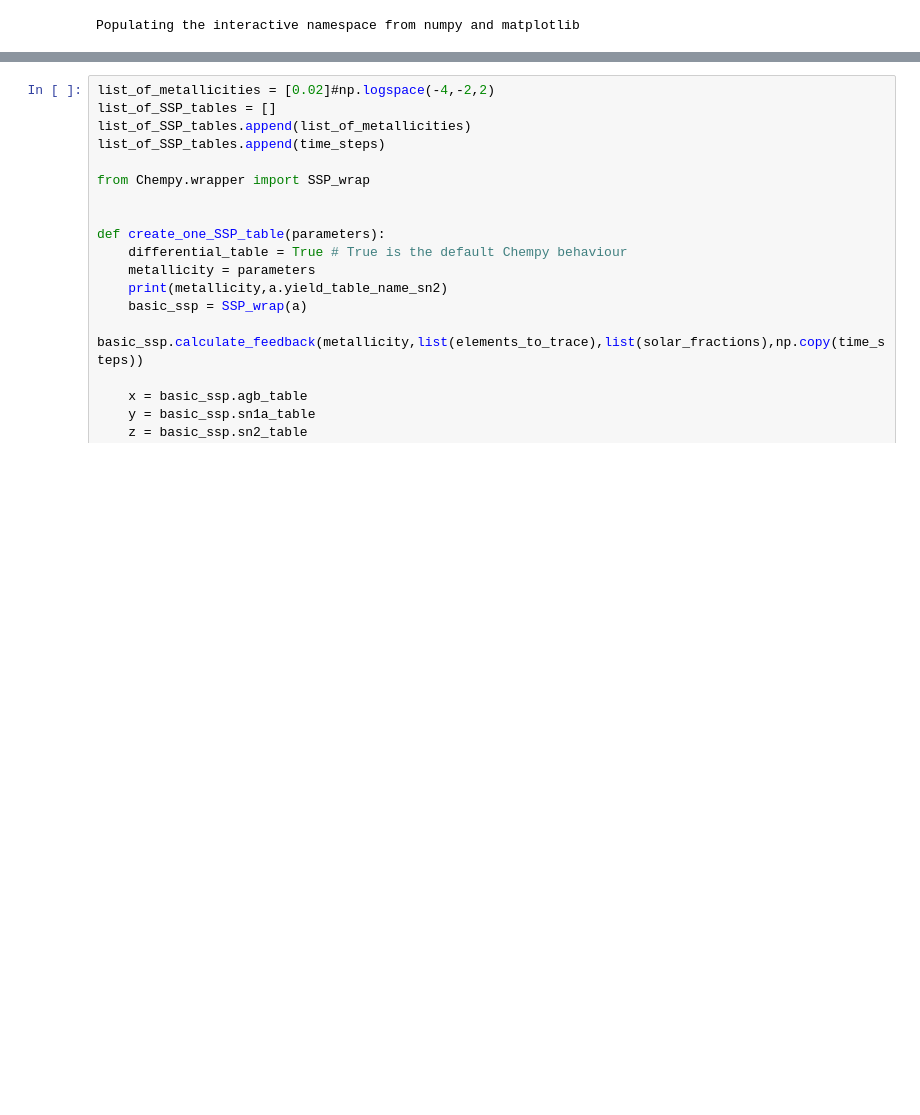
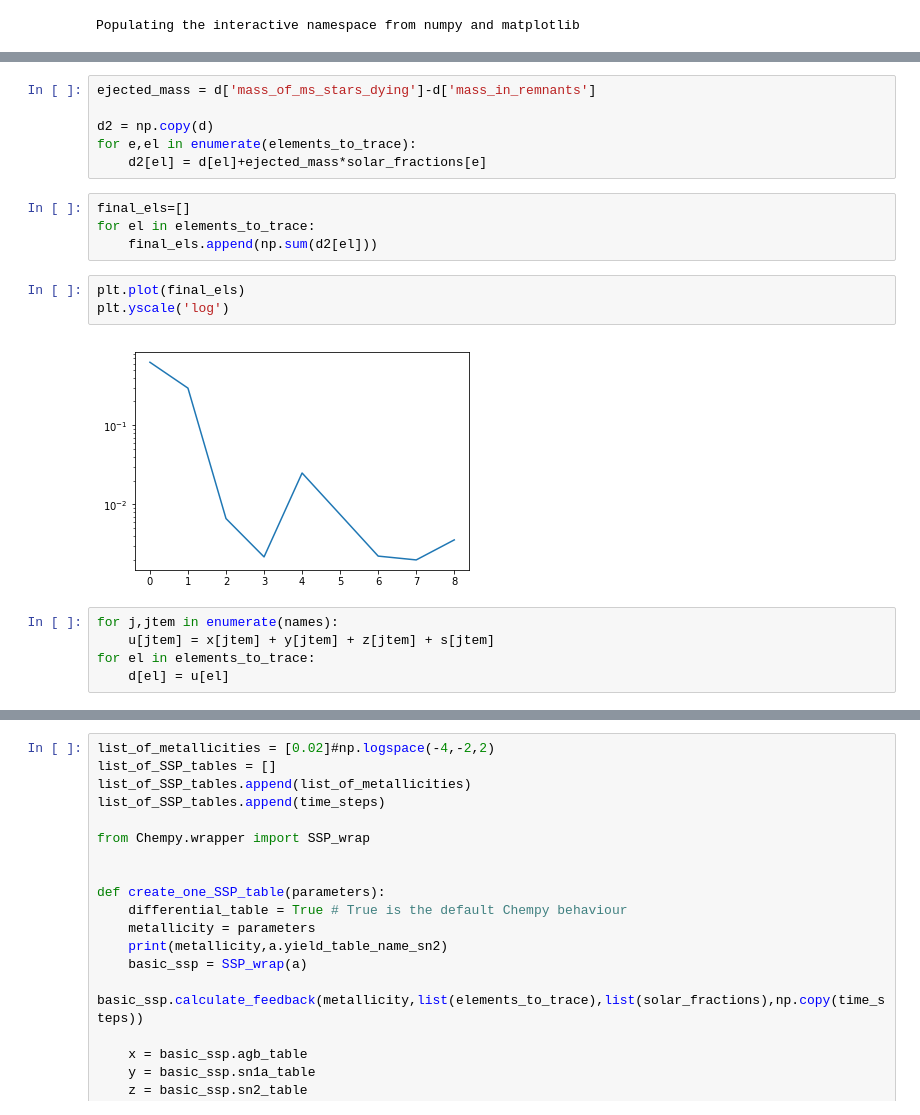
Before and after one commit to oliverphilcox/ChempyMulti, a Jupyter notebook: Jupyter/TNGv2/TNG Paper Plot Comparison.ipynb, the cells around one changed output, grey strips where cells are left out. Cells and saved outputs as stored; diff of their text form; blank space fills up the shorter version.

```diff
--- a/Jupyter/TNGv2/TNG Paper Plot Comparison.ipynb
+++ b/Jupyter/TNGv2/TNG Paper Plot Comparison.ipynb
@@ -69,0 +98,20 @@ a.sn1a_parameter = [a.N_0,a.sn1a_time_delay,a.sn1a_exponent,a.dummy]
+# %%
+ejected_mass = d['mass_of_ms_stars_dying']-d['mass_in_remnants']
+
+d2 = np.copy(d)
+for e,el in enumerate(elements_to_trace):
+    d2[el] = d[el]+ejected_mass*solar_fractions[e]
+# %%
+final_els=[]
+for el in elements_to_trace:
+    final_els.append(np.sum(d2[el]))
+# %%
+plt.plot(final_els)
+plt.yscale('log')
+# %% [output]
+[figure, added]
+# %%
+for j,jtem in enumerate(names):
+    u[jtem] = x[jtem] + y[jtem] + z[jtem] + s[jtem]
+for el in elements_to_trace:
+    d[el] = u[el]
```
Also changed, not shown: parts of 28 cells of this notebook, 11 other files.
